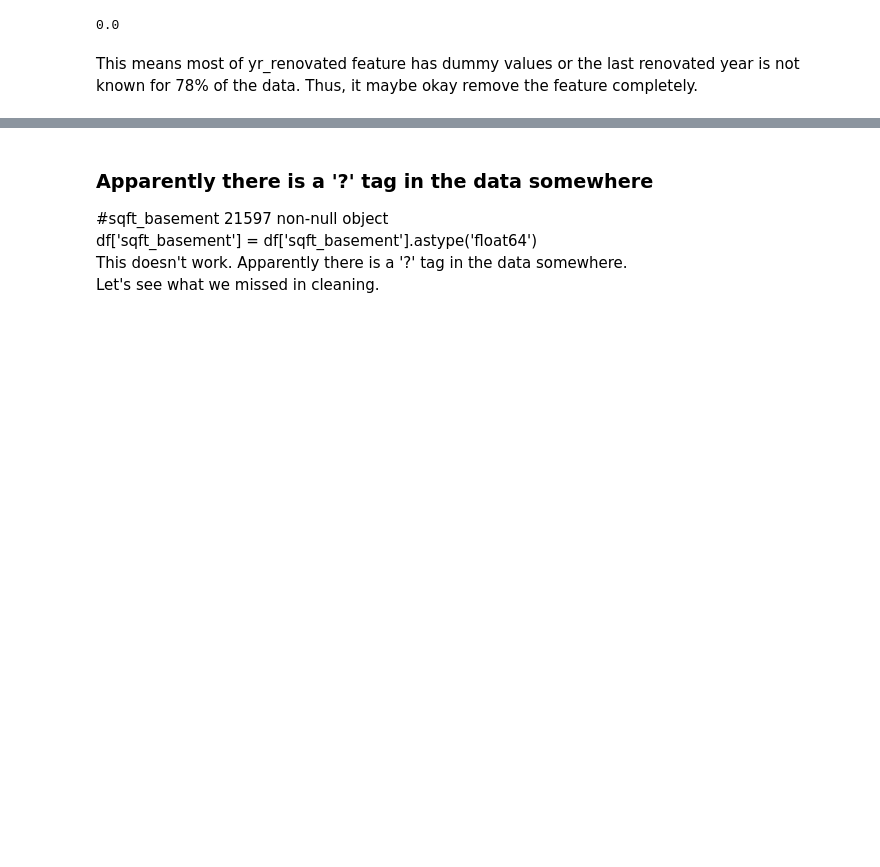
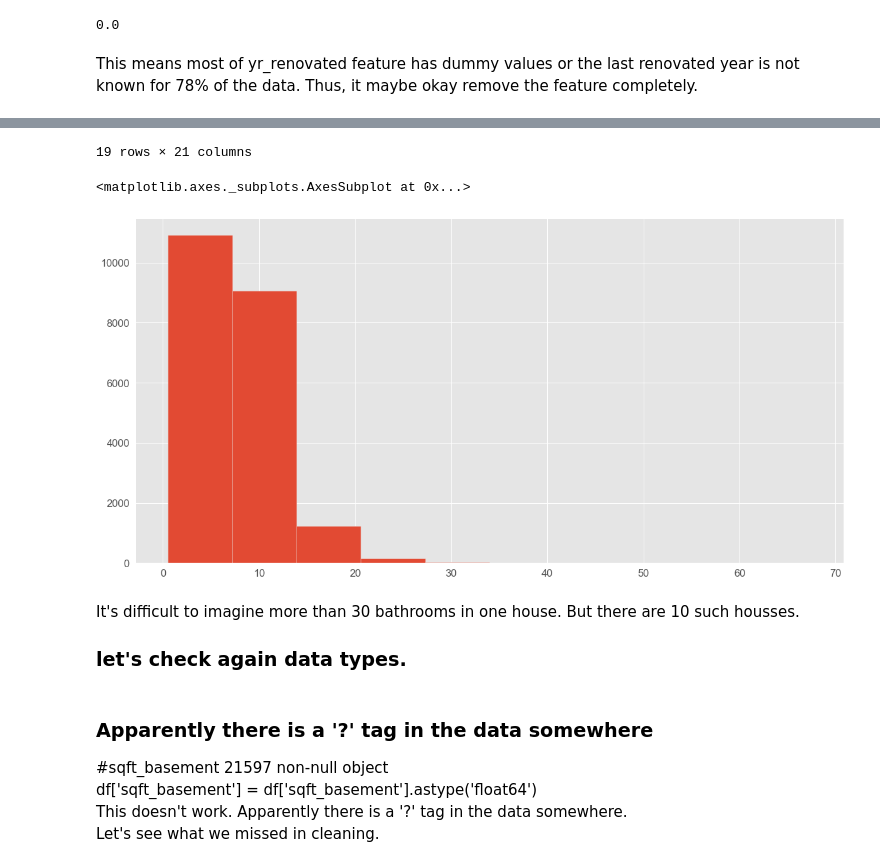
Before and after one commit to GitHub-ccd/Housing_price_regression_model_MOD_2, a Jupyter notebook: student.ipynb, the cells around one changed output, grey strips where cells are left out. Drawn from its saved outputs; the diff is of its cells as text; code cells hidden in the pictures; blank space fills up the shorter version.

```diff
--- a/student.ipynb
+++ b/student.ipynb
@@ -274,0 +292,5 @@ df = df.drop(["yr_renovated"], axis=1) # dropping yr_renovated
+# %%
+df['tot_bathrooms'] = df.apply(lambda row: row.bathrooms * row.bedrooms, axis=1)
+display(df[df.tot_bathrooms > 30])
+df.tot_bathrooms.hist()
+# %% [output]
@@ -275,3 +314,10 @@ df = df.drop(["yr_renovated"], axis=1) # dropping yr_renovated
+19 rows × 21 columns
+<matplotlib.axes._subplots.AxesSubplot at 0x...>
+[figure, added]
+# %% [markdown]
+It's difficult to imagine more than 30 bathrooms in one house. But there are 10 such housses.
+
+### let's check again data types.
 # %%
 #id               21597 non-null int64
 df['id'] = df['id'].astype('int64')
```
Also changed, not shown: parts of 17 cells of this notebook, 32 other files.
